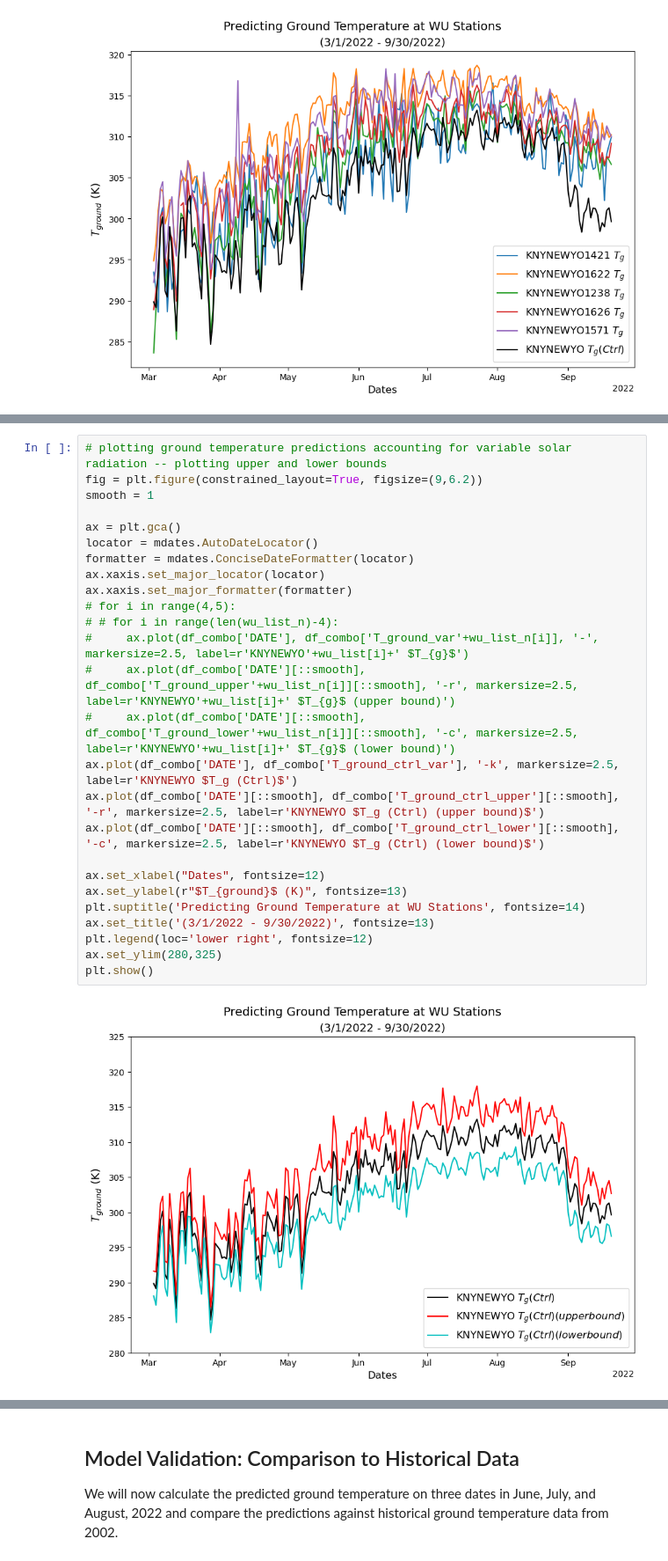
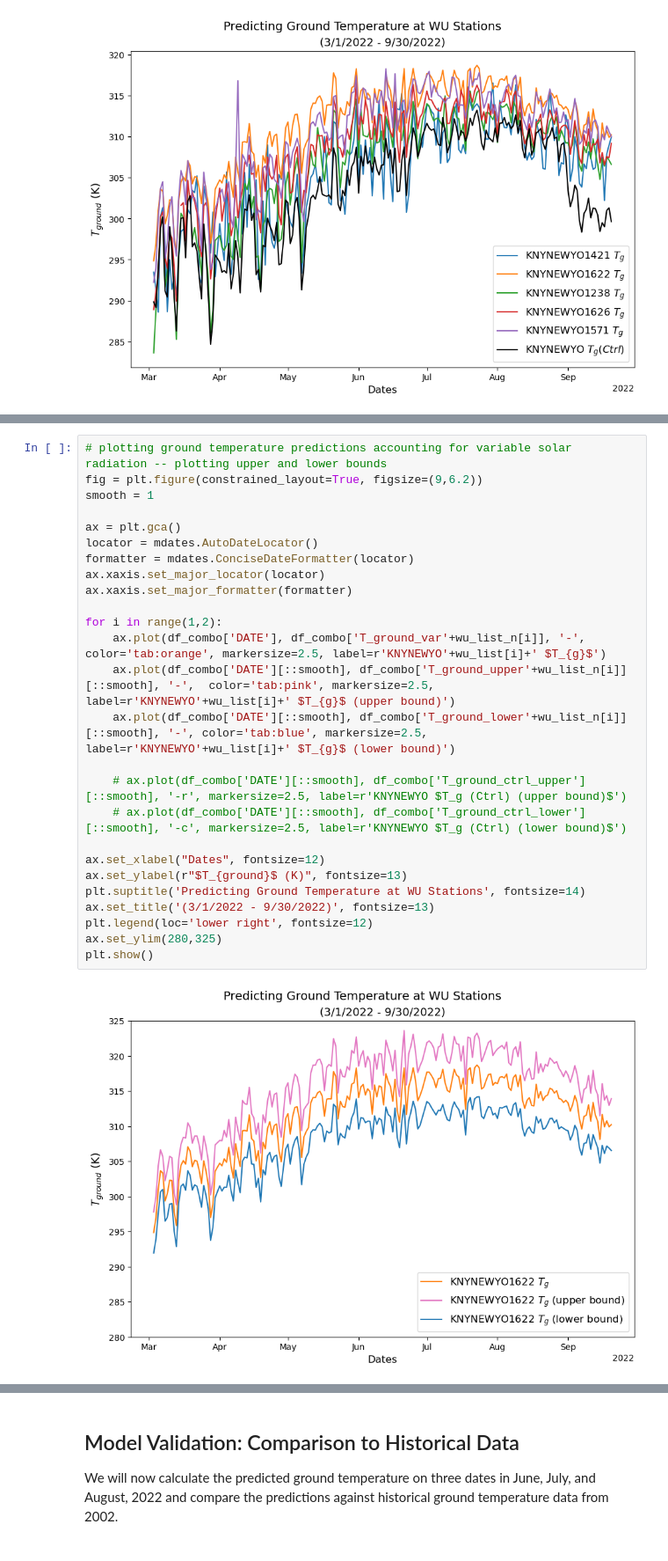
Before and after one commit to soph-loaf/aht_project, a Jupyter notebook: Temperature_Modeling_Results_SAL.ipynb, the cells around one changed output, grey strips where cells are left out. Shown at 88% size. Cells and saved outputs as stored; diff of their text form.

```diff
--- a/Temperature_Modeling_Results_SAL.ipynb
+++ b/Temperature_Modeling_Results_SAL.ipynb
@@ -623,31 +647,31 @@ plt.show()
 # %%
 # plotting ground temperature predictions accounting for variable solar radiation -- plotting upper and lower bounds
 fig = plt.figure(constrained_layout=True, figsize=(9,6.2))
 smooth = 1
 
 ax = plt.gca()
 locator = mdates.AutoDateLocator()
 formatter = mdates.ConciseDateFormatter(locator)
 ax.xaxis.set_major_locator(locator)
 ax.xaxis.set_major_formatter(formatter)
-# for i in range(4,5):
-# # for i in range(len(wu_list_n)-4):
-#     ax.plot(df_combo['DATE'], df_combo['T_ground_var'+wu_list_n[i]], '-', markersize=2.5, label=r'KNYNEWYO'+wu_list[i]+' $T_{g}$')
-#     ax.plot(df_combo['DATE'][::smooth], df_combo['T_ground_upper'+wu_list_n[i]][::smooth], '-r', markersize=2.5, label=r'KNYNEWYO'+wu_list[i]+' $T_{g}$ (upper bound)')
-#     ax.plot(df_combo['DATE'][::smooth], df_combo['T_ground_lower'+wu_list_n[i]][::smooth], '-c', markersize=2.5, label=r'KNYNEWYO'+wu_list[i]+' $T_{g}$ (lower bound)')
-ax.plot(df_combo['DATE'], df_combo['T_ground_ctrl_var'], '-k', markersize=2.5, label=r'KNYNEWYO $T_g (Ctrl)$')
-ax.plot(df_combo['DATE'][::smooth], df_combo['T_ground_ctrl_upper'][::smooth], '-r', markersize=2.5, label=r'KNYNEWYO $T_g (Ctrl) (upper bound)$')
-ax.plot(df_combo['DATE'][::smooth], df_combo['T_ground_ctrl_lower'][::smooth], '-c', markersize=2.5, label=r'KNYNEWYO $T_g (Ctrl) (lower bound)$')
+
+for i in range(1,2):
+    ax.plot(df_combo['DATE'], df_combo['T_ground_var'+wu_list_n[i]], '-', color='tab:orange', markersize=2.5, label=r'KNYNEWYO'+wu_list[i]+' $T_{g}$')
+    ax.plot(df_combo['DATE'][::smooth], df_combo['T_ground_upper'+wu_list_n[i]][::smooth], '-',  color='tab:pink', markersize=2.5, label=r'KNYNEWYO'+wu_list[i]+' $T_{g}$ (upper bound)')
+    ax.plot(df_combo['DATE'][::smooth], df_combo['T_ground_lower'+wu_list_n[i]][::smooth], '-', color='tab:blue', markersize=2.5, label=r'KNYNEWYO'+wu_list[i]+' $T_{g}$ (lower bound)')
+
+    # ax.plot(df_combo['DATE'][::smooth], df_combo['T_ground_ctrl_upper'][::smooth], '-r', markersize=2.5, label=r'KNYNEWYO $T_g (Ctrl) (upper bound)$')
+    # ax.plot(df_combo['DATE'][::smooth], df_combo['T_ground_ctrl_lower'][::smooth], '-c', markersize=2.5, label=r'KNYNEWYO $T_g (Ctrl) (lower bound)$')
 
 ax.set_xlabel("Dates", fontsize=12)
 ax.set_ylabel(r"$T_{ground}$ (K)", fontsize=13)
 plt.suptitle('Predicting Ground Temperature at WU Stations', fontsize=14)
 ax.set_title('(3/1/2022 - 9/30/2022)', fontsize=13)
 plt.legend(loc='lower right', fontsize=12)
 ax.set_ylim(280,325)
 plt.show()
 # %% [output]
-[figure, old version]
+[figure, new version]
 # %%
 # plotting ground temperature predictions accounting for variable solar radiation -- plotting upper and lower bounds
 fig = plt.figure(constrained_layout=True, figsize=(9,6.2))
```
Also changed, not shown: parts of 4 cells of this notebook, 4 other files.
